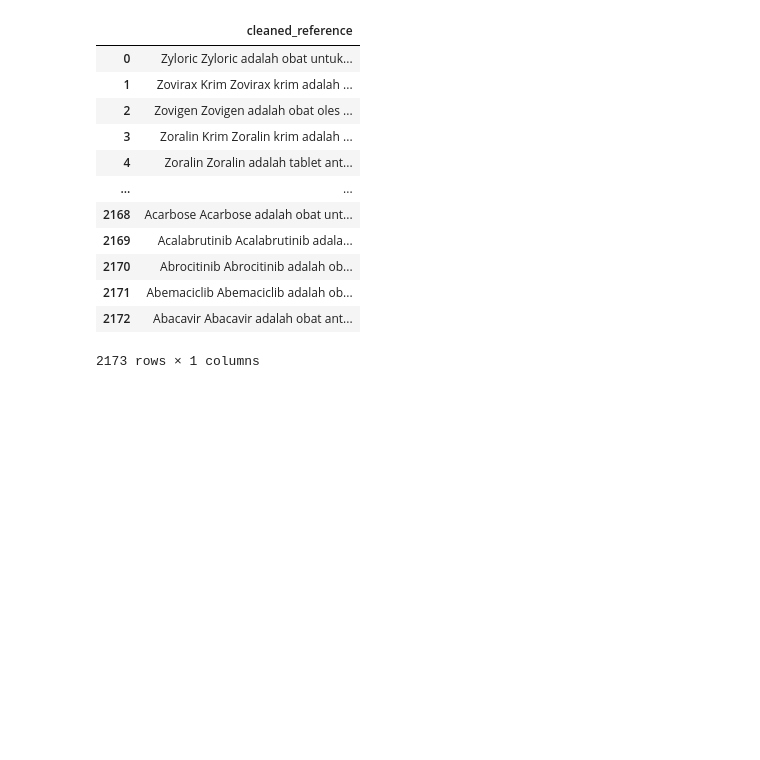
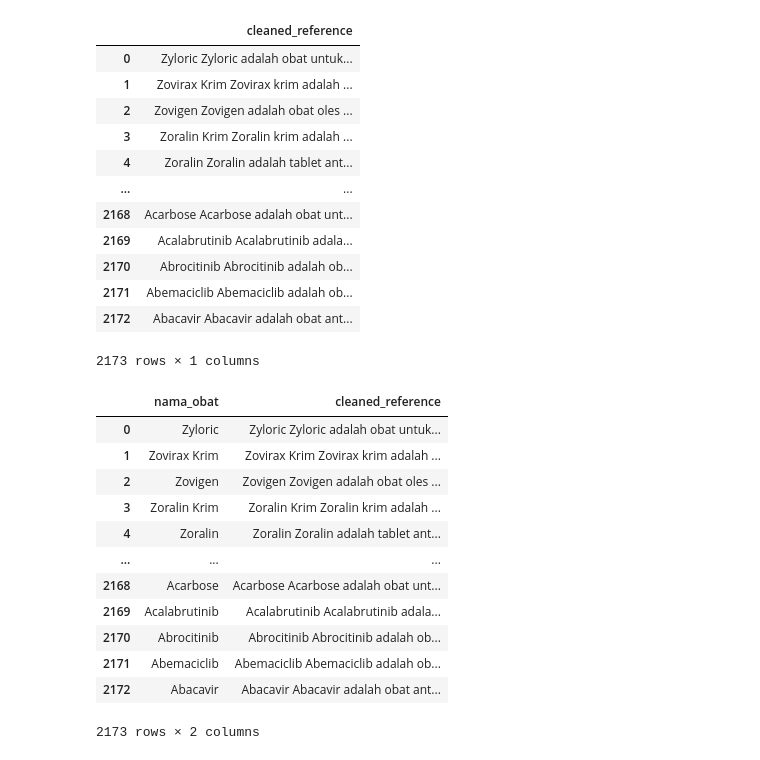
Before and after one commit to histeris/LLM_AGENT, a Jupyter notebook: Evaluation.ipynb, the cells around one changed output. Cells and saved outputs as stored; diff of their text form; code cells hidden in the pictures; blank space fills up the shorter version.

```diff
--- a/Evaluation.ipynb
+++ b/Evaluation.ipynb
@@ -37,6 +36,22 @@ df_obat_for_bleu
 | 2171 | Abemaciclib Abemaciclib adalah ob... |
 | 2172 | Abacavir Abacavir adalah obat ant... |
 2173 rows × 1 columns
+# %%
+df_obat_for_ndcg
+# %% [output]
+|  | nama_obat | cleaned_reference |
+| 0 | Zyloric | Zyloric Zyloric adalah obat untuk... |
+| 1 | Zovirax Krim | Zovirax Krim Zovirax krim adalah ... |
+| 2 | Zovigen | Zovigen Zovigen adalah obat oles ... |
+| 3 | Zoralin Krim | Zoralin Krim Zoralin krim adalah ... |
+| 4 | Zoralin | Zoralin Zoralin adalah tablet ant... |
+| ... | ... | ... |
+| 2168 | Acarbose | Acarbose Acarbose adalah obat unt... |
+| 2169 | Acalabrutinib | Acalabrutinib Acalabrutinib adala... |
+| 2170 | Abrocitinib | Abrocitinib Abrocitinib adalah ob... |
+| 2171 | Abemaciclib | Abemaciclib Abemaciclib adalah ob... |
+| 2172 | Abacavir | Abacavir Abacavir adalah obat ant... |
+2173 rows × 2 columns
 # %%
 import pandas as pd
 import json
```
Also changed, not shown: parts of 6 cells of this notebook, 6 other files.
